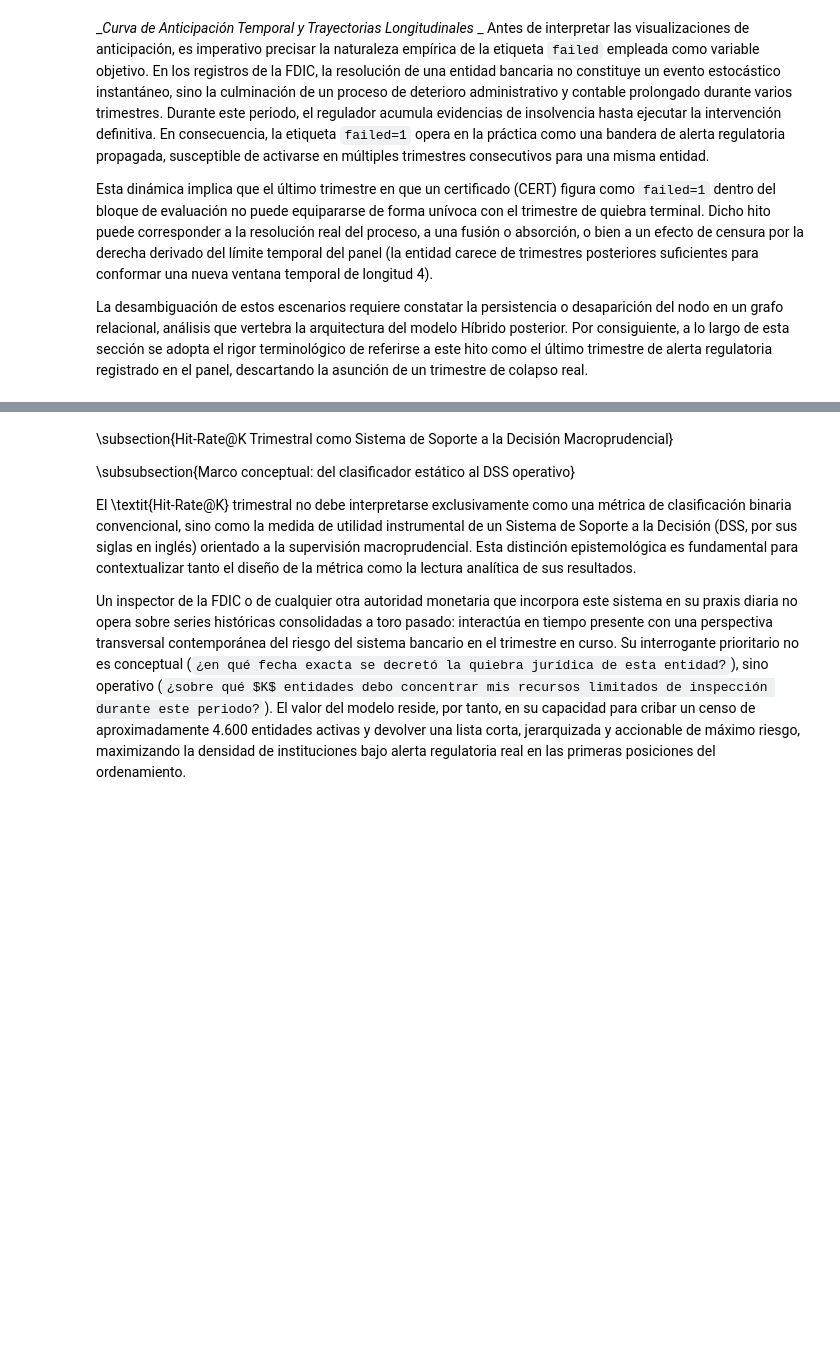
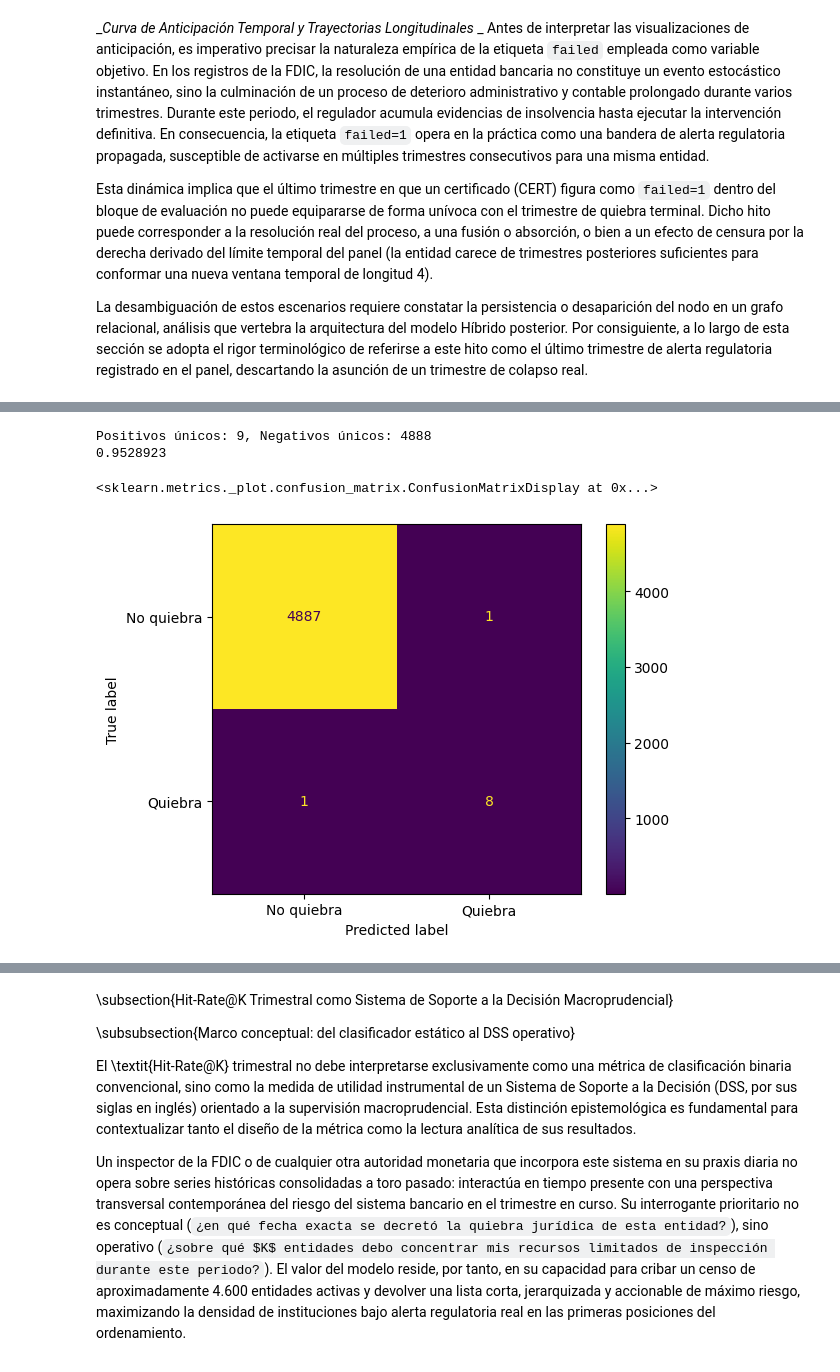
Before and after one commit to andrescarro192/tfm-financial_risk, a Jupyter notebook: notebooks/04_modelo_baseline.ipynb, the cells around one changed output, grey strips where cells are left out. Saved outputs shown, nothing was run; the diff lists cells and outputs as text; code cells hidden in the pictures; blank space fills up the shorter version.

Commit message:
feat: construccion de las matrizes de confusión sobre las etiquetas failure y sobre las secuencias unicas

```diff
--- a/notebooks/04_modelo_baseline.ipynb
+++ b/notebooks/04_modelo_baseline.ipynb
@@ -1936,0 +1950,35 @@ Conclusión evaluativa: El modelo como sistema de alerta temprana inercialLa tri
+# %%
+# Positivos: secuencia de mayor period_end con failed=1
+df_pos = (df_preds[df_preds["failed"] == 1]
+          .sort_values("period_end")
+          .groupby("CERT")
+          .last()
+          .reset_index())
+
+# Negativos: excluir CERTs que ya son positivos
+certs_positivos = set(df_pos["CERT"])
+df_neg = (df_preds[
+    (df_preds["failed"] == 0) &
+    (~df_preds["CERT"].isin(certs_positivos))
+]
+.sort_values("period_end")
+.groupby("CERT")
+.last()
+.reset_index())
+
+df_unique = pd.concat([df_pos, df_neg], ignore_index=True)
+print(f"Positivos únicos: {len(df_pos)}, Negativos únicos: {len(df_neg)}")
+
+# Matriz de confusión sobre entidades únicas
+threshold = resultados_eval["f1_max_threshold"]
+y_true = df_unique["failed"].values
+y_pred = (df_unique["prob"] >= threshold).astype(int)
+
+cm = confusion_matrix(y_true, y_pred)
+disp = ConfusionMatrixDisplay(confusion_matrix=cm, display_labels=["No quiebra", "Quiebra"])
+disp.plot()
+# %% [output]
+Positivos únicos: 9, Negativos únicos: 4888
+0.9528923
+<sklearn.metrics._plot.confusion_matrix.ConfusionMatrixDisplay at 0x...>
+[figure, added]
```
Also changed, not shown: parts of 6 cells of this notebook, 1 other file.
